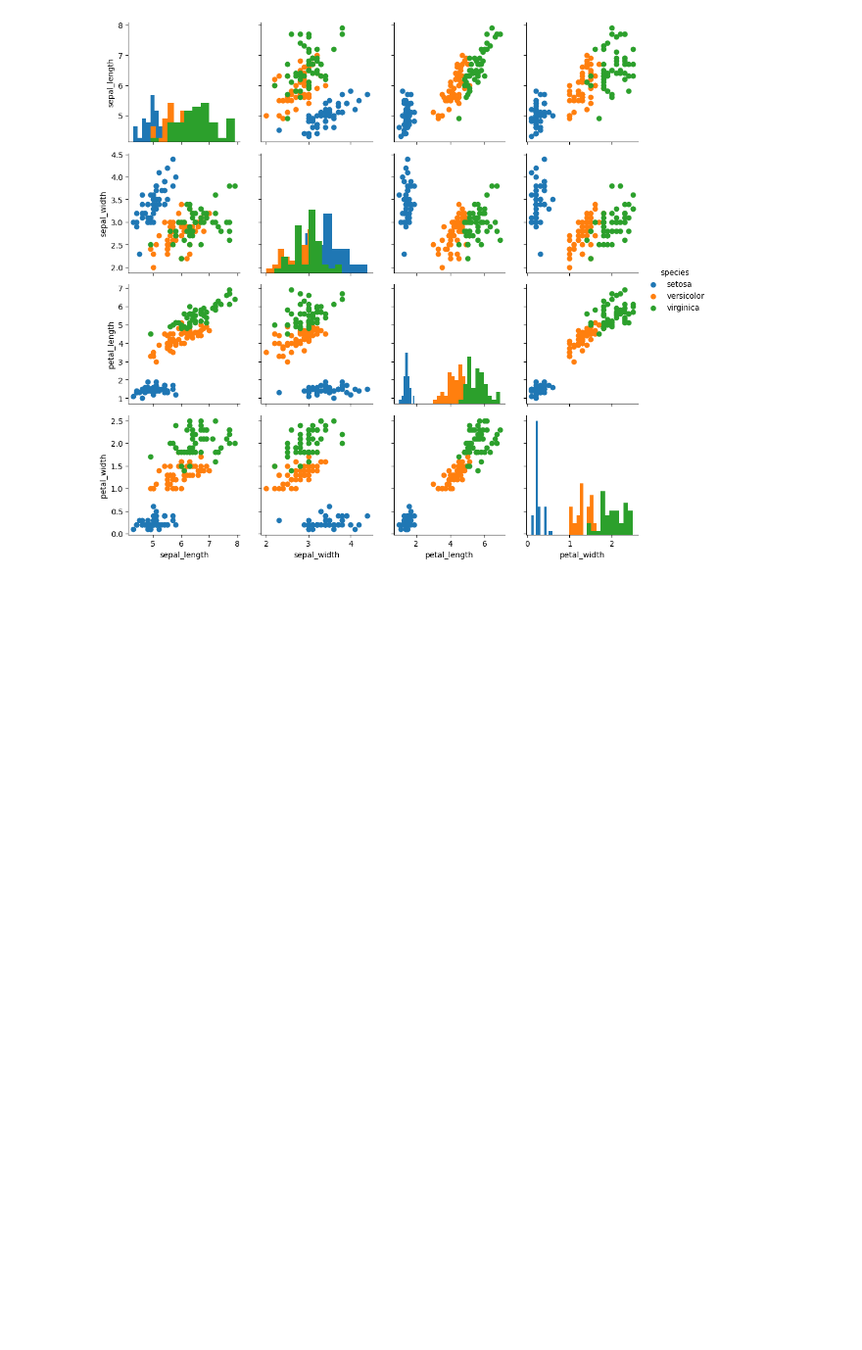
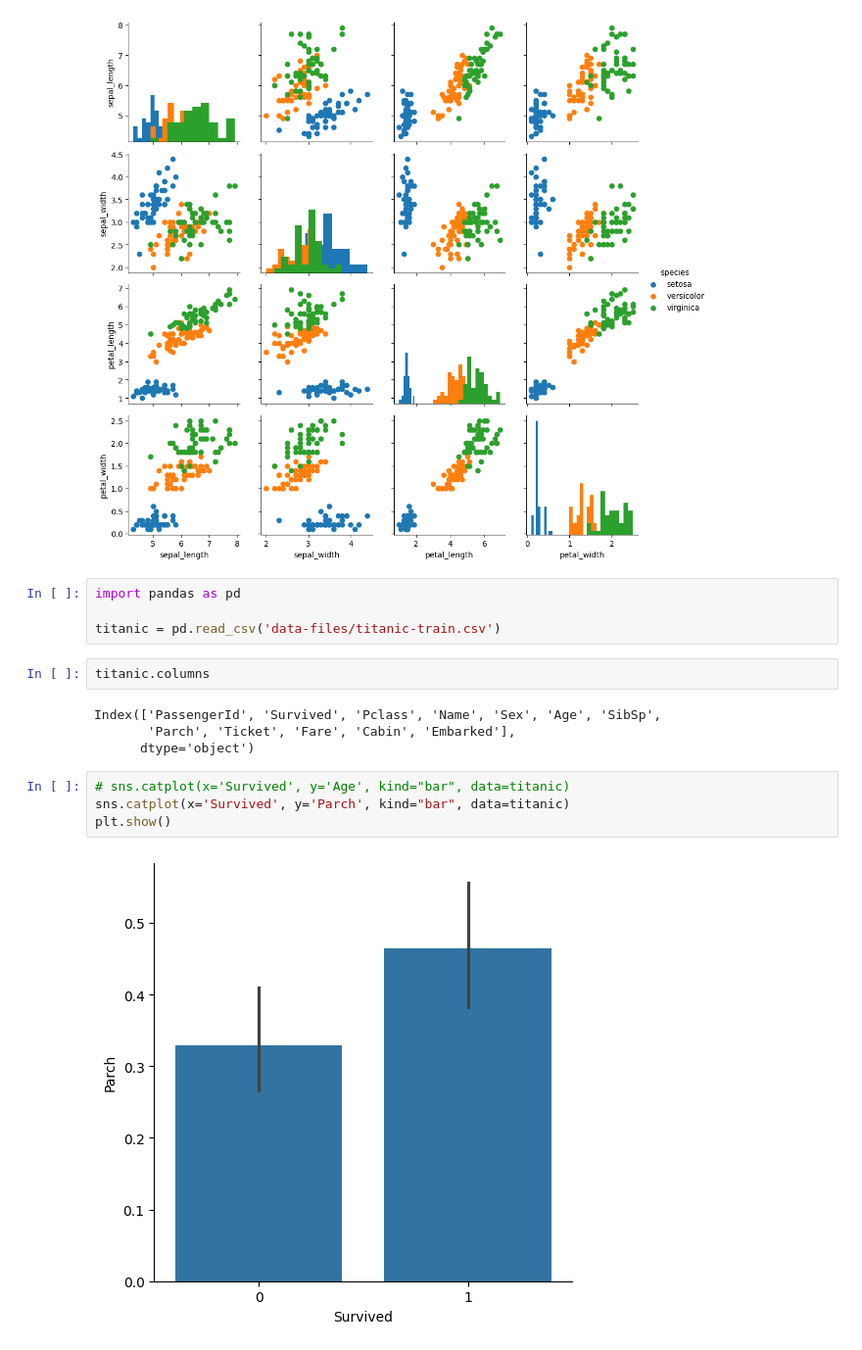
Before and after one commit to shared-repo/human-da5, a Jupyter notebook: workspace/da-packages/g_example.ipynb, the cells around one changed output. Shown at 98% size. Drawn from its saved outputs; the diff is of its cells as text; blank space fills up the shorter version.

```diff
--- a/workspace/da-packages/g_example.ipynb
+++ b/workspace/da-packages/g_example.ipynb
@@ -324,3 +324,19 @@ g.add_legend()
 plt.show()
 # %% [output]
 [figure]
+# %%
+import pandas as pd
+
+titanic = pd.read_csv('data-files/titanic-train.csv')
+# %%
+titanic.columns
+# %% [output]
+Index(['PassengerId', 'Survived', 'Pclass', 'Name', 'Sex', 'Age', 'SibSp',
+       'Parch', 'Ticket', 'Fare', 'Cabin', 'Embarked'],
+      dtype='object')
+# %%
+# sns.catplot(x='Survived', y='Age', kind="bar", data=titanic)
+sns.catplot(x='Survived', y='Parch', kind="bar", data=titanic)
+plt.show()
+# %% [output]
+[figure, added]
```
Also changed, not shown: 1 other file.
